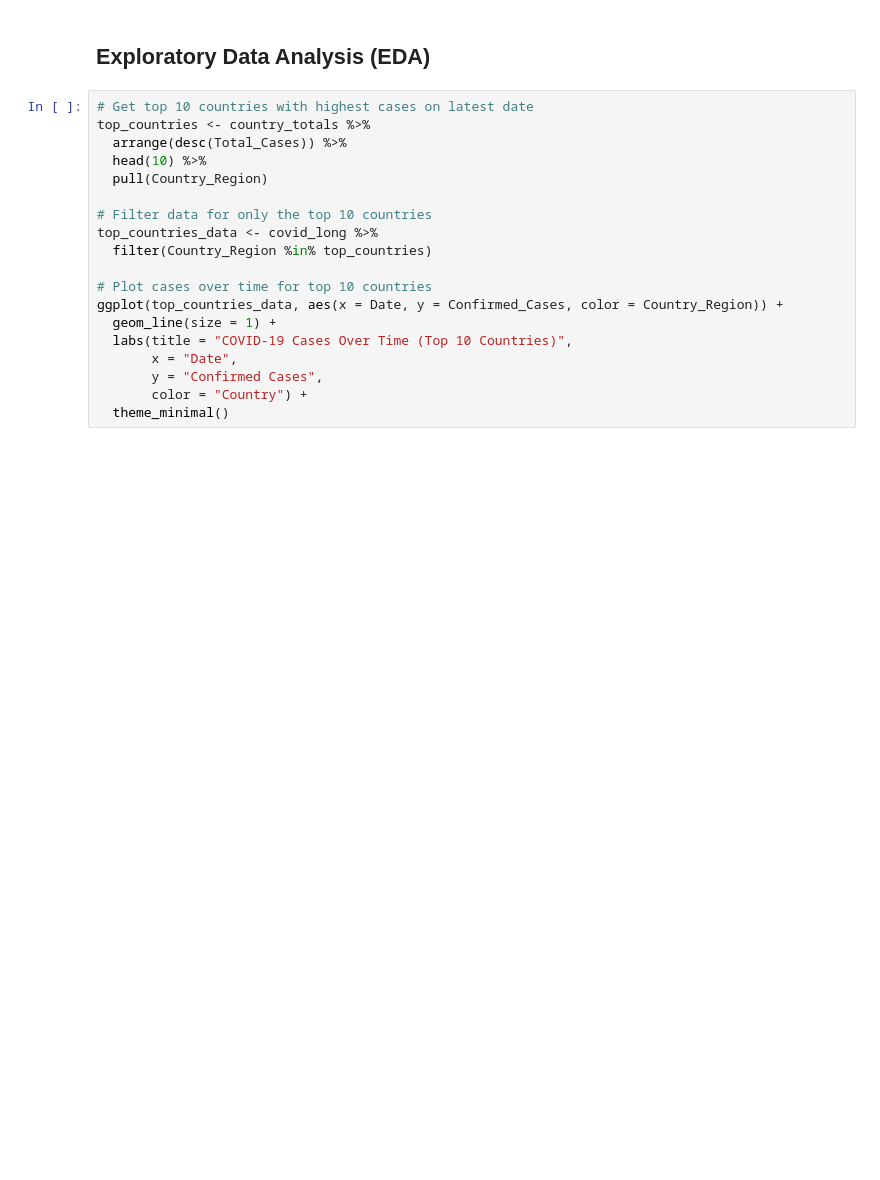
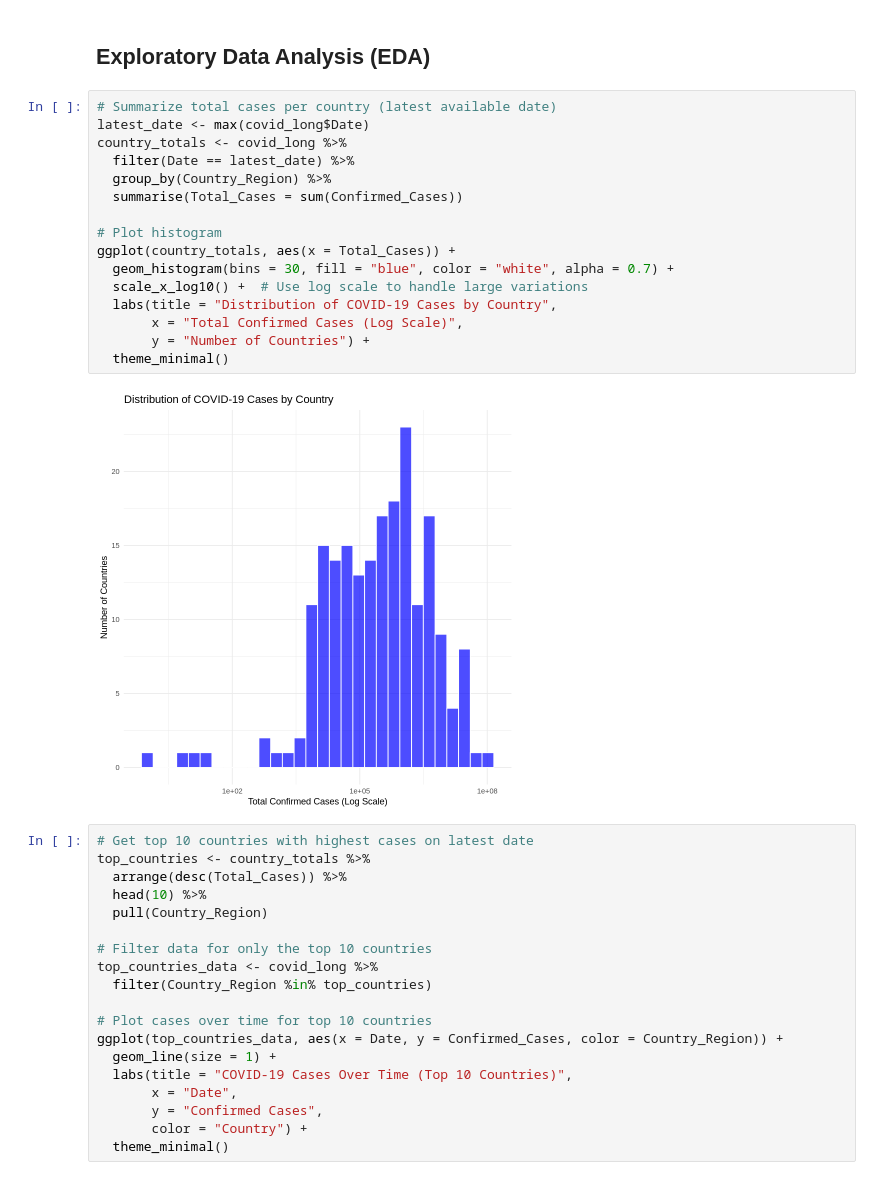
Before and after one commit to BadriAmouri/covid19-time-series-forecasting, a Jupyter notebook: Individual_Project_Time_Series_Badri_Amouri.ipynb, the cells around one changed output. Cells and saved outputs as stored; diff of their text form; blank space fills up the shorter version.

```diff
--- a/Individual_Project_Time_Series_Badri_Amouri.ipynb
+++ b/Individual_Project_Time_Series_Badri_Amouri.ipynb
@@ -142,6 +147,24 @@ ggplot(global_cases, aes(x = Date, y = Total_Cases)) +
 [figure]
 # %% [markdown]
 ##  Exploratory Data Analysis (EDA)
+# %%
+# Summarize total cases per country (latest available date)
+latest_date <- max(covid_long$Date)
+country_totals <- covid_long %>%
+  filter(Date == latest_date) %>%
+  group_by(Country_Region) %>%
+  summarise(Total_Cases = sum(Confirmed_Cases))
+
+# Plot histogram
+ggplot(country_totals, aes(x = Total_Cases)) +
+  geom_histogram(bins = 30, fill = "blue", color = "white", alpha = 0.7) +
+  scale_x_log10() +  # Use log scale to handle large variations
+  labs(title = "Distribution of COVID-19 Cases by Country",
+       x = "Total Confirmed Cases (Log Scale)",
+       y = "Number of Countries") +
+  theme_minimal()
+# %% [output]
+[figure, added]
 # %%
 # Get top 10 countries with highest cases on latest date
 top_countries <- country_totals %>%
```
Also changed, not shown: parts of 49 cells of this notebook.
